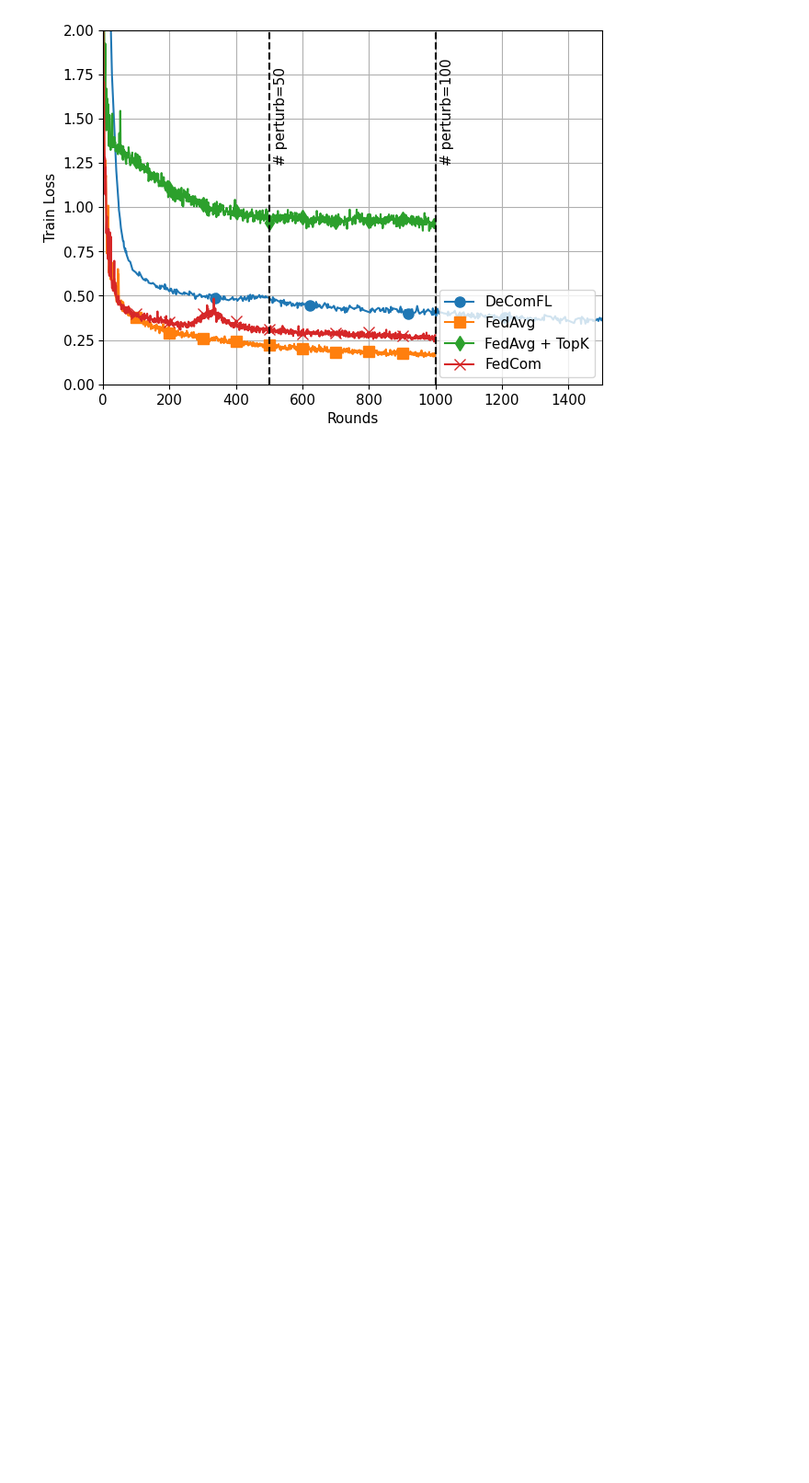
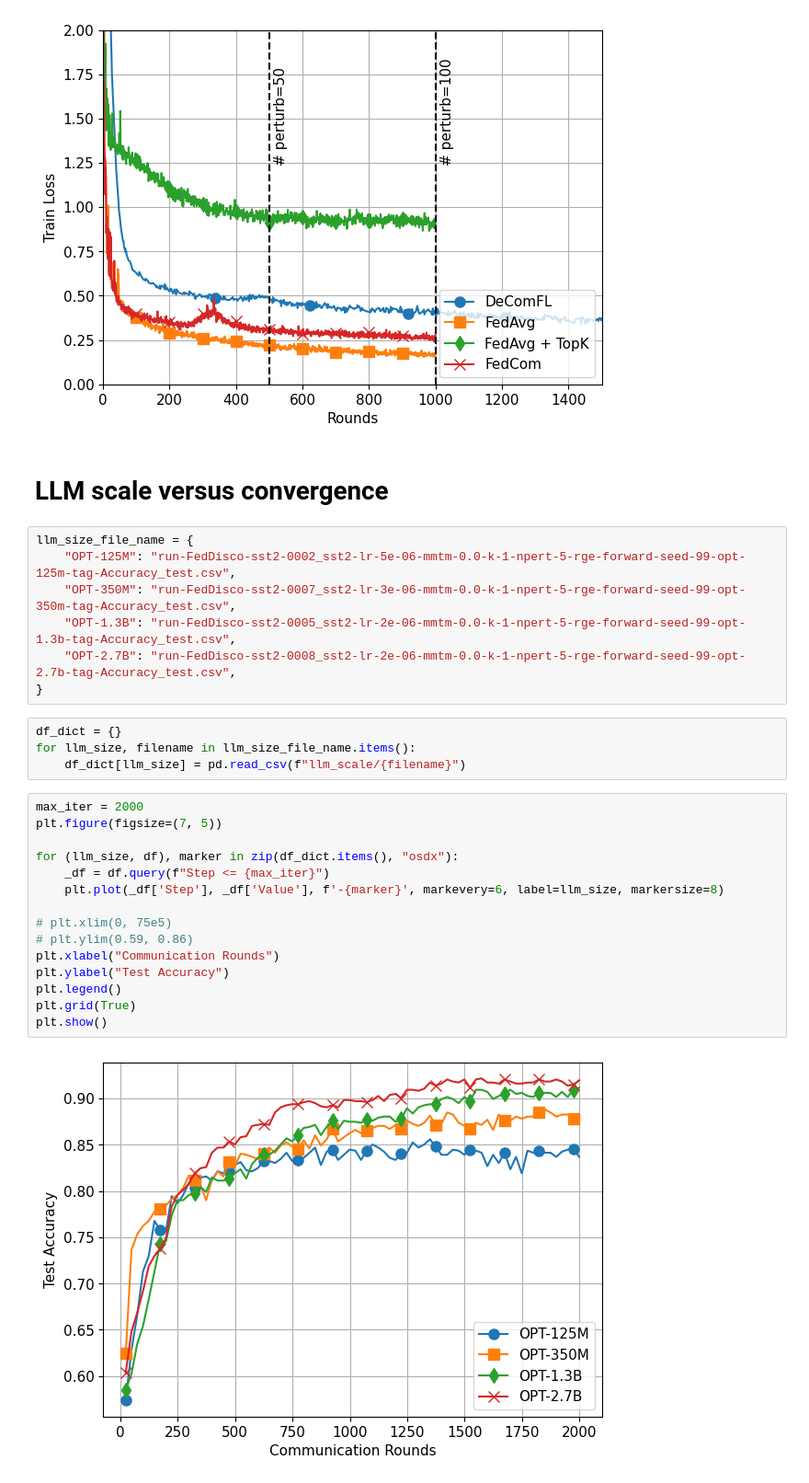
Before and after one commit to ZidongLiu/DeComFL, a Jupyter notebook: results/plot_results.ipynb, the cells around one changed output. Shown at 92% size. Saved outputs shown, nothing was run; the diff lists cells and outputs as text; blank space fills up the shorter version.

Commit message:
Add the LLM convergence versus the scale figure (#70)

```diff
--- a/results/plot_results.ipynb
+++ b/results/plot_results.ipynb
@@ -303,3 +301,33 @@ plt.legend(loc=4)
 plt.show()
 # %% [output]
 [figure]
+# %% [markdown]
+# LLM scale versus convergence
+# %%
+llm_size_file_name = {
+    "OPT-125M": "run-FedDisco-sst2-0002_sst2-lr-5e-06-mmtm-0.0-k-1-npert-5-rge-forward-seed-99-opt-125m-tag-Accuracy_test.csv",
+    "OPT-350M": "run-FedDisco-sst2-0007_sst2-lr-3e-06-mmtm-0.0-k-1-npert-5-rge-forward-seed-99-opt-350m-tag-Accuracy_test.csv",
+    "OPT-1.3B": "run-FedDisco-sst2-0005_sst2-lr-2e-06-mmtm-0.0-k-1-npert-5-rge-forward-seed-99-opt-1.3b-tag-Accuracy_test.csv",
+    "OPT-2.7B": "run-FedDisco-sst2-0008_sst2-lr-2e-06-mmtm-0.0-k-1-npert-5-rge-forward-seed-99-opt-2.7b-tag-Accuracy_test.csv",
+}
+# %%
+df_dict = {}
+for llm_size, filename in llm_size_file_name.items():
+    df_dict[llm_size] = pd.read_csv(f"llm_scale/{filename}")
+# %%
+max_iter = 2000
+plt.figure(figsize=(7, 5))
+
+for (llm_size, df), marker in zip(df_dict.items(), "osdx"):
+    _df = df.query(f"Step <= {max_iter}")
+    plt.plot(_df['Step'], _df['Value'], f'-{marker}', markevery=6, label=llm_size, markersize=8)
+
+# plt.xlim(0, 75e5)
+# plt.ylim(0.59, 0.86)
+plt.xlabel("Communication Rounds")
+plt.ylabel("Test Accuracy")
+plt.legend()
+plt.grid(True)
+plt.show()
+# %% [output]
+[figure, added]
```
Also changed, not shown: parts of 1 cell of this notebook, 4 other files.
